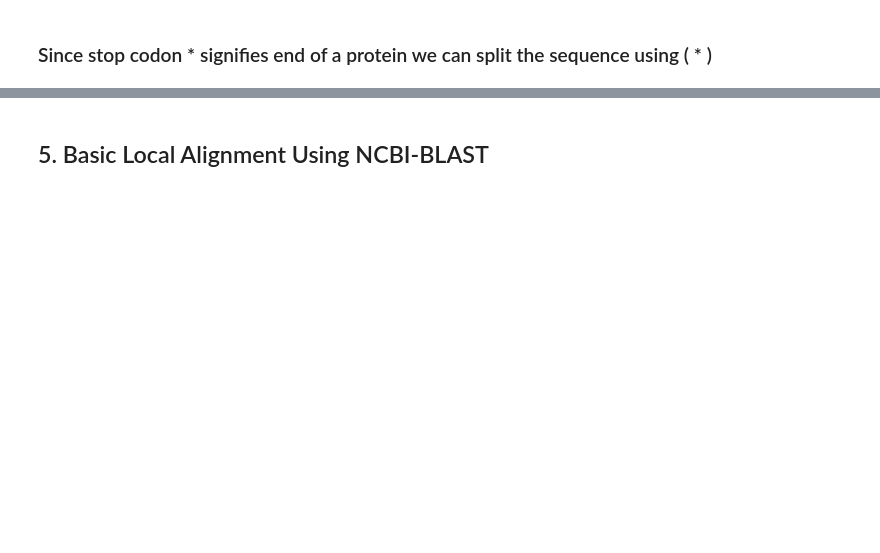
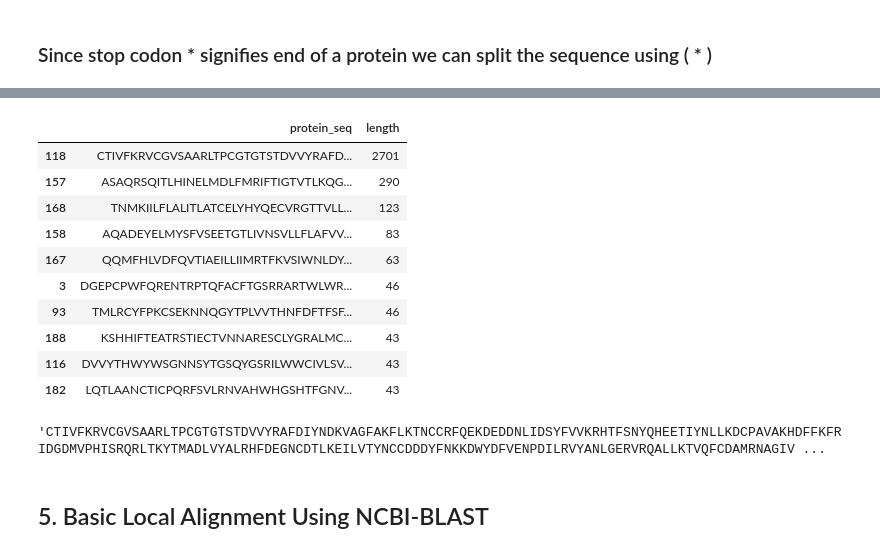
Before and after one commit to OYanez85/Biopython_Covid, a Jupyter notebook: notebook.ipynb, the cells around one changed output, grey strips where cells are left out. Drawn from its saved outputs; the diff is of its cells as text; code cells hidden in the pictures; blank space fills up the shorter version.

```diff
--- a/notebook.ipynb
+++ b/notebook.ipynb
@@ -365,0 +520,3 @@ print(CodonTable.unambiguous_dna_by_id[1])
+# %%
+protein_list = [str(i) for i in protein_seq.split('*')]
+protein_list[:10]
@@ -366,2 +534,8 @@ print(CodonTable.unambiguous_dna_by_id[1])
+# %%
+# convert sequences to dataframe
+large_proteins = [x for x in protein_list if len(x)>10]
+df = pd.DataFrame({'protein_seq': large_proteins})
 # %%
 # Add a column with sequence lengths
+df['length'] = df['protein_seq'].apply(len)
+df.head()
@@ -368,4 +549,23 @@ print(CodonTable.unambiguous_dna_by_id[1])
 # %%
 # sort sequence data
+df.sort_values(by = ['length'],ascending=False) [:10]
+# %% [output]
+|  | protein_seq | length |
+| 118 | CTIVFKRVCGVSAARLTPCGTGTSTDVVYRAFD... | 2701 |
+| 157 | ASAQRSQITLHINELMDLFMRIFTIGTVTLKQG... | 290 |
+| 168 | TNMKIILFLALITLATCELYHYQECVRGTTVLL... | 123 |
+| 158 | AQADEYELMYSFVSEETGTLIVNSVLLFLAFVV... | 83 |
+| 167 | QQMFHLVDFQVTIAEILLIIMRTFKVSIWNLDY... | 63 |
+| 3 | DGEPCPWFQRENTRPTQFACFTGSRRARTWLWR... | 46 |
+| 93 | TMLRCYFPKCSEKNNQGYTPLVVTHNFDFTFSF... | 46 |
+| 188 | KSHHIFTEATRSTIECTVNNARESCLYGRALMC... | 43 |
+| 116 | DVVYTHWYWSGNNSYTGSQYGSRILWWCIVLSV... | 43 |
+| 182 | LQTLAANCTICPQRFSVLRNVAHWHGSHTFGNV... | 43 |
 # %%
 # let's take a single protein from the table
+
+one_large_protein = df.nlargest(1,'length')
+single_prot = one_large_protein.iloc[0,0]
+single_prot
+# %% [output]
+'CTIVFKRVCGVSAARLTPCGTGTSTDVVYRAFDIYNDKVAGFAKFLKTNCCRFQEKDEDDNLIDSYFVVKRHTFSNYQHEETIYNLLKDCPAVAKHDFFKFRIDGDMVPHISRQRLTKYTMADLVYALRHFDEGNCDTLKEILVTYNCCDDDYFNKKDWYDFVENPDILRVYANLGERVRQALLKTVQFCDAMRNAGIV ...
```
Also changed, not shown: parts of 49 cells of this notebook, 2 other files.
